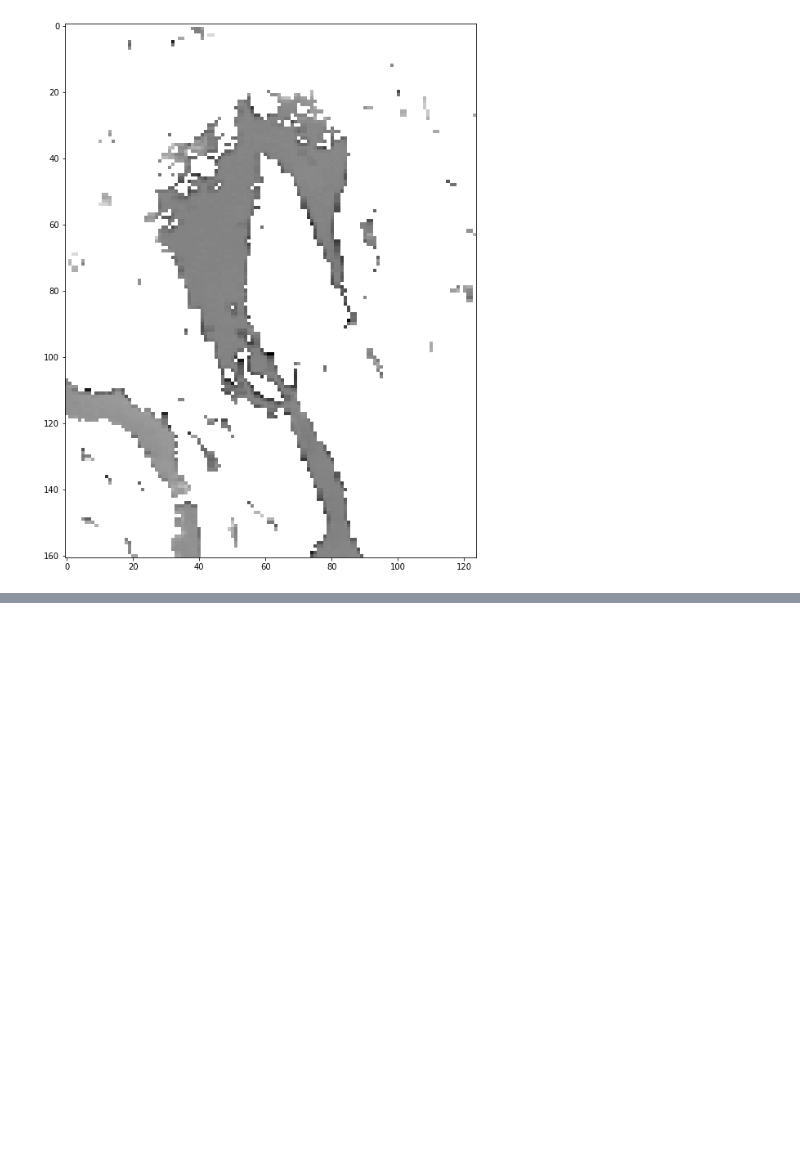
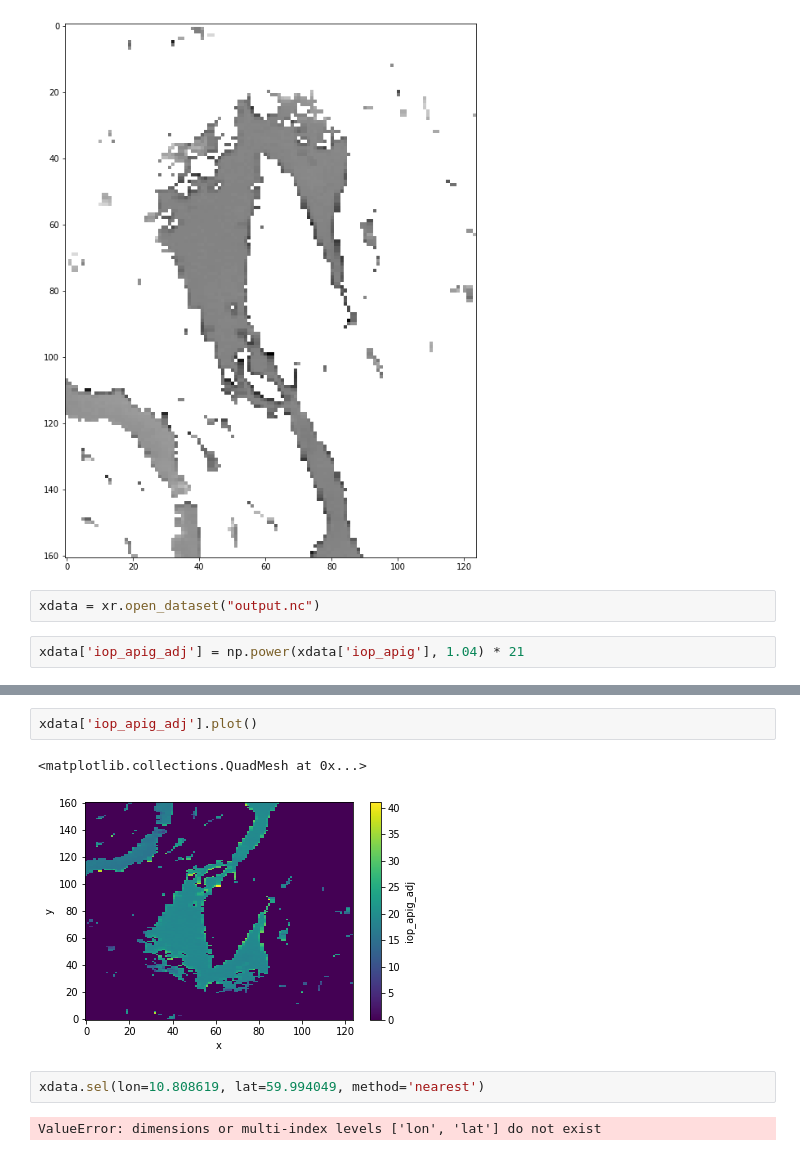
Before and after one commit to NIVANorge/earth-observations, a Jupyter notebook: notebooks/download_S3.ipynb, the cells around one changed output, grey strips where cells are left out. Drawn from its saved outputs; the diff is of its cells as text; blank space fills up the shorter version.

```diff
--- a/notebooks/download_S3.ipynb
+++ b/notebooks/download_S3.ipynb
@@ -279,3 +280,7 @@ plotBand(result, 'iop_apig')
 # %% [output]
 <matplotlib.image.AxesImage at 0x...>
 [figure]
+# %%
+xdata = xr.open_dataset("output.nc")
+# %%
+xdata['iop_apig_adj'] = np.power(xdata['iop_apig'], 1.04) * 21
@@ -281,0 +302,9 @@ plotBand(result, 'iop_apig')
+# %%
+xdata['iop_apig_adj'].plot()
+# %% [output]
+<matplotlib.collections.QuadMesh at 0x...>
+[figure, added]
+# %%
+xdata.sel(lon=10.808619, lat=59.994049, method='nearest')
+# %% [output]
+ValueError: dimensions or multi-index levels ['lon', 'lat'] do not exist
```
Also changed, not shown: parts of 3 cells of this notebook, 1 other file.
